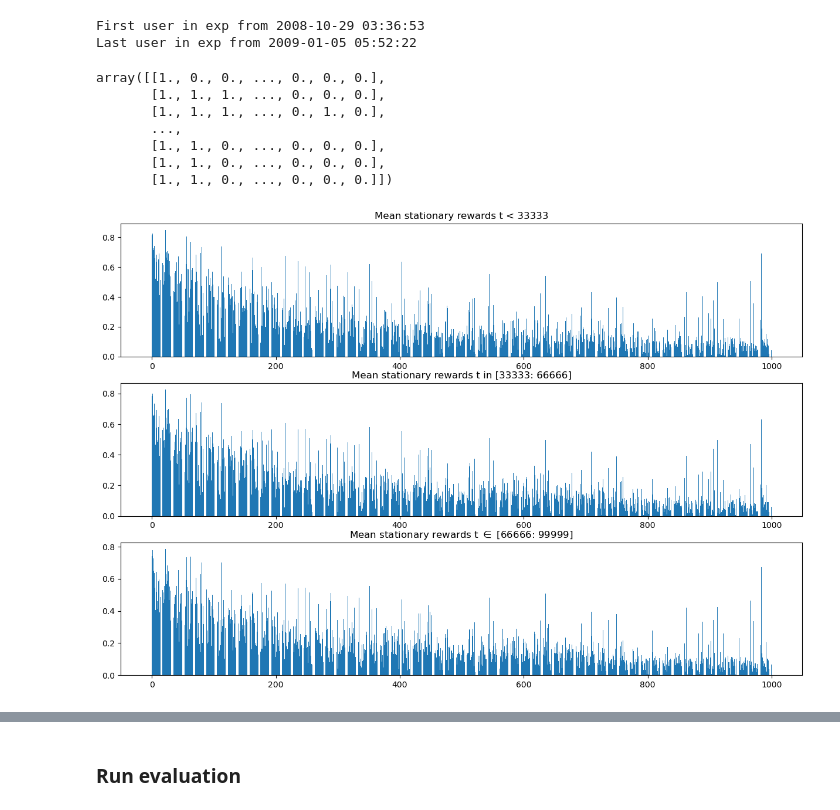
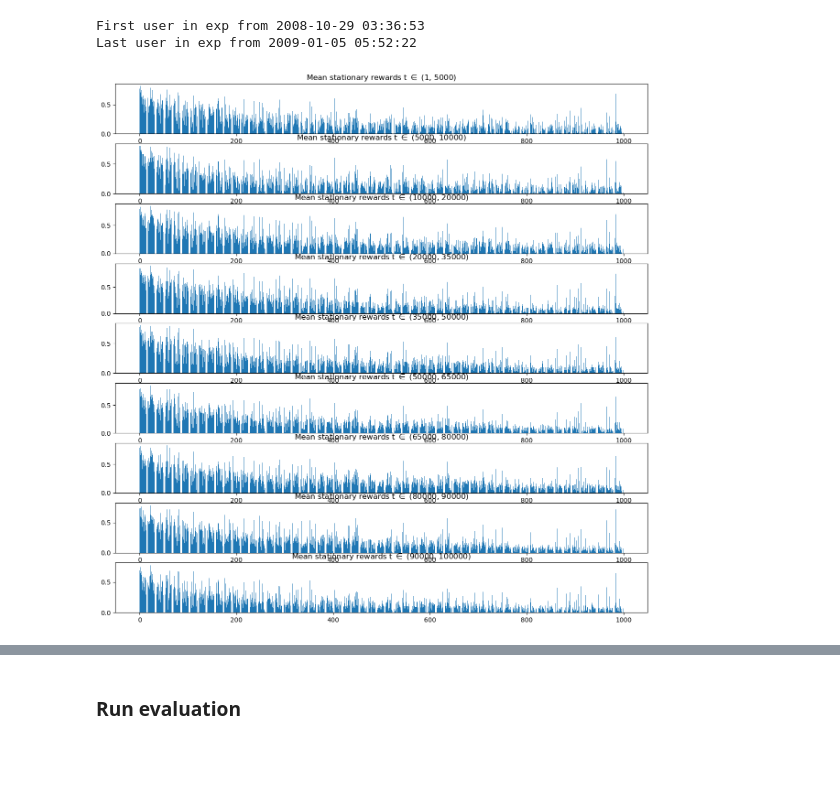
Before and after one commit to saeedghoorchian/BCMAB-RP, a Jupyter notebook: samples/15_run_movielens_evaluation.ipynb, the cells around one changed output, grey strips where cells are left out. Saved outputs shown, nothing was run; the diff lists cells and outputs as text; code cells hidden in the pictures; blank space fills up the shorter version.

```diff
--- a/samples/15_run_movielens_evaluation.ipynb
+++ b/samples/15_run_movielens_evaluation.ipynb
@@ -30,2 +33,2 @@ np.random.seed(seed)
 # %%
-dataset = get_movielens_data()
+dataset = get_movielens_data(times, tune=False)
@@ -41,4 +47,7 @@ total_start_ts = time.time()
 # %% [markdown]
 #### Introduce nonstationarity
 # %%
-CHAGNE_POINTS = [1, 5000, 10000, 20000, 35000, 50000, 65000, 80000, 100000]
+CHANGE_POINTS = [1, 5000, 10000, 20000, 35000, 50000, 65000, 80000, 90000, 100000]
+# %%
+intervals = list(zip(CHANGE_POINTS, CHANGE_POINTS[1:]))
+intervals
@@ -81,28 +97,11 @@ Last user in exp from 2009-01-05 05:52:22
 # %%
-nonst_reward_vecs = np.zeros(reward_vecs.shape)
-for t in range(reward_vecs.shape[0]):
-    for a in range(reward_vecs.shape[1]):
-        nonst_reward_vecs[t, a] = reward_vecs[t, evaluation_nonstationarity_function(t, a, 1000)]
+fig, axs = plt.subplots(len(intervals) ,1, figsize=(15, 15))
+
+for i, intrvl in enumerate(intervals):
+    intrvl_mean_rews = reward_vecs[intrvl[0]:intrvl[1]].mean(axis=0)
+    axs[i].bar(list(range(len(dataset.actions))), intrvl_mean_rews)
+    axs[i].set_title(fr"Mean stationary rewards t $\in$ {intrvl}")
+
+plt.show()
+# %% [output]
+[figure, added]
-# %%
-reward_vecs
-# %% [output]
-array([[1., 0., 0., ..., 0., 0., 0.],
-       [1., 1., 1., ..., 0., 0., 0.],
-       [1., 1., 1., ..., 0., 1., 0.],
-       ...,
-       [1., 1., 0., ..., 0., 0., 0.],
-       [1., 1., 0., ..., 0., 0., 0.],
-       [1., 1., 0., ..., 0., 0., 0.]])
-# %%
-fig, axs = plt.subplots(3,1, figsize=(15, 10))
-axs[0].bar(list(range(1000,)), np.mean(reward_vecs[:int(times/3)], axis=0))
-axs[0].set_title(f'Mean stationary rewards t < {int(times/3)}')
-
-axs[1].bar(list(range(1000,)), np.mean(reward_vecs[int(times/3):2*(int(times/3))], axis=0))
-axs[1].set_title(fr'Mean stationary rewards t in [{int(times/3)}: {2*int(times/3)}]')
-
-axs[2].bar(list(range(1000,)), np.mean(reward_vecs[2*(int(times/3)): 3*(int(times/3))], axis=0))
-axs[2].set_title(fr'Mean stationary rewards t $\in$ [{2* int(times/3)}: {3*int(times/3)}]')
-plt.show()
-# %% [output]
-[figure, removed]
```
Also changed, not shown: parts of 23 cells of this notebook, 1 other file.
